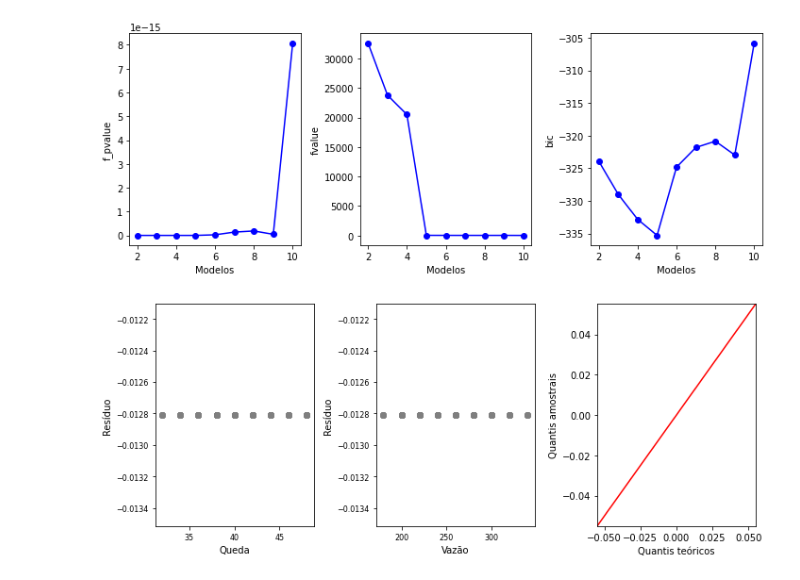
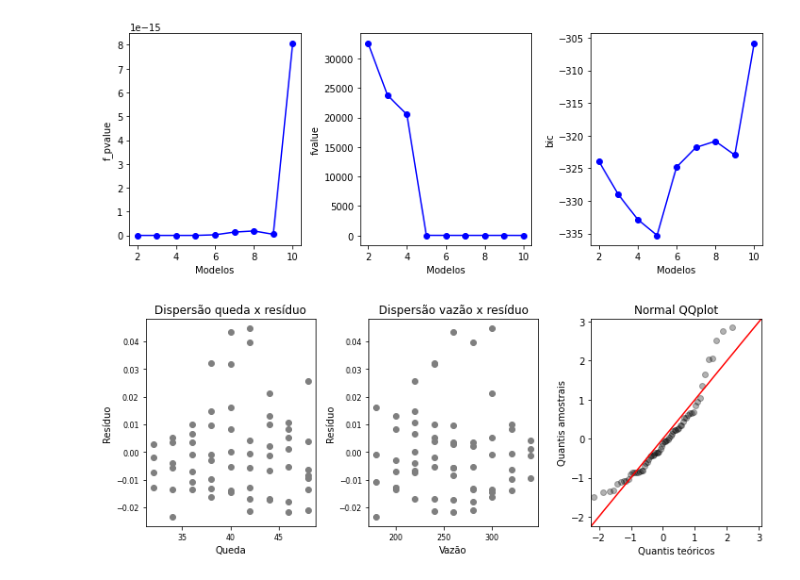
Before and after one commit to ClaudioSiervi/hydroelectric-efficiency-curve-estimation, a Jupyter notebook: notebooks/analysis/model_fit.ipynb, the cells around one changed output. Saved outputs shown, nothing was run; the diff lists cells and outputs as text; code cells hidden in the pictures.

```diff
--- a/notebooks/analysis/model_fit.ipynb
+++ b/notebooks/analysis/model_fit.ipynb
@@ -39,8 +43,8 @@ plot_estimated_metrics(
 # %%
 from functions.read_xls import read_hill_curve
 from functions.plots.plot_residuals import plot_regression_residuals
 
 cc_uhe1 = read_hill_curve(sheet_name = "THG1")
-plot_regression_residuals(cc_uhe1, stats_uhe1, "4")
+plot_regression_residuals(cc_uhe1, stats_uhe1)
 # %% [output]
-[figure, old version]
+[figure, new version]
```
Also changed, not shown: parts of 1 cell of this notebook, 1 other file.
